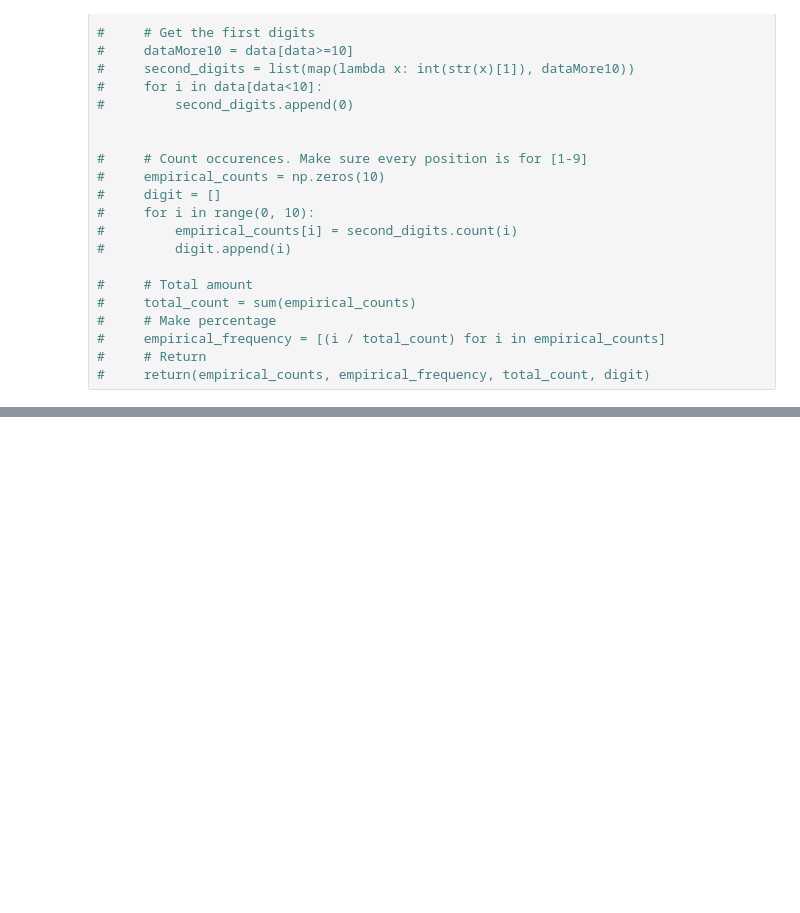
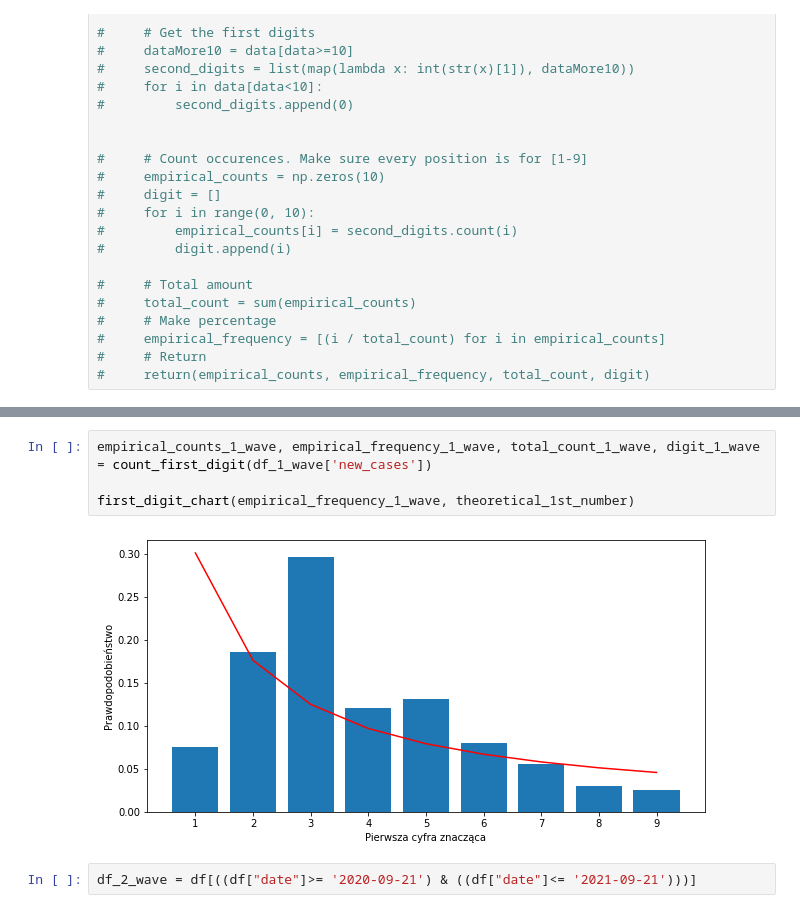
Before and after one commit to antoniperuzynski/BenfordsLaw, a Jupyter notebook: Benford_Law.ipynb, the cells around one changed output, grey strips where cells are left out. Cells and saved outputs as stored; diff of their text form; blank space fills up the shorter version.

```diff
--- a/Benford_Law.ipynb
+++ b/Benford_Law.ipynb
@@ -419,0 +466,8 @@ array([5318238., 4590848., 1748712., 1087309.,  959497., 1156052.,
+# %%
+empirical_counts_1_wave, empirical_frequency_1_wave, total_count_1_wave, digit_1_wave = count_first_digit(df_1_wave['new_cases'])
+
+first_digit_chart(empirical_frequency_1_wave, theoretical_1st_number)
+# %% [output]
+[figure, added]
+# %%
+df_2_wave = df[((df["date"]>= '2020-09-21') & ((df["date"]<= '2021-09-21')))]
```
Also changed, not shown: parts of 18 cells of this notebook.
